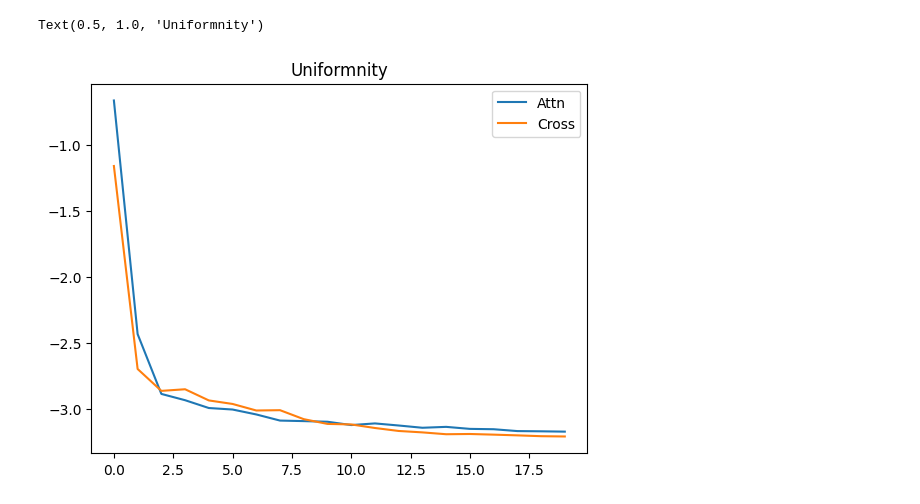
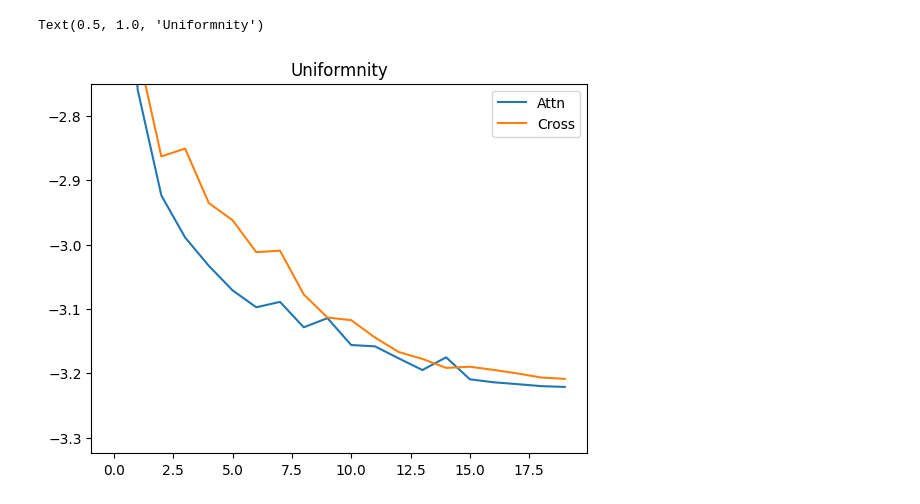
Before and after one commit to lluuww0112/Pllog, a Jupyter notebook: model/history_visualizetion/learning_curves.ipynb, the cells around one changed output. Drawn from its saved outputs; the diff is of its cells as text; code cells hidden in the pictures.

```diff
--- a/model/history_visualizetion/learning_curves.ipynb
+++ b/model/history_visualizetion/learning_curves.ipynb
@@ -33,11 +33,12 @@ Text(0.5, 1.0, 'Alignment')
 # %%
 plt.plot(attn_history["uniformnity"])
 plt.plot(cross_history["uniformnity"])
 plt.legend(["Attn", "Cross"])
+plt.ylim(top=-2.75)
 plt.title("Uniformnity")
 # %% [output]
 Text(0.5, 1.0, 'Uniformnity')
-[figure, old version]
+[figure, new version]
 # %%
 plt.plot(attn_history["val_recall@10"])
 plt.plot(cross_history["val_recall@10"])
```
Also changed, not shown: parts of 4 cells of this notebook, 25 other files.
